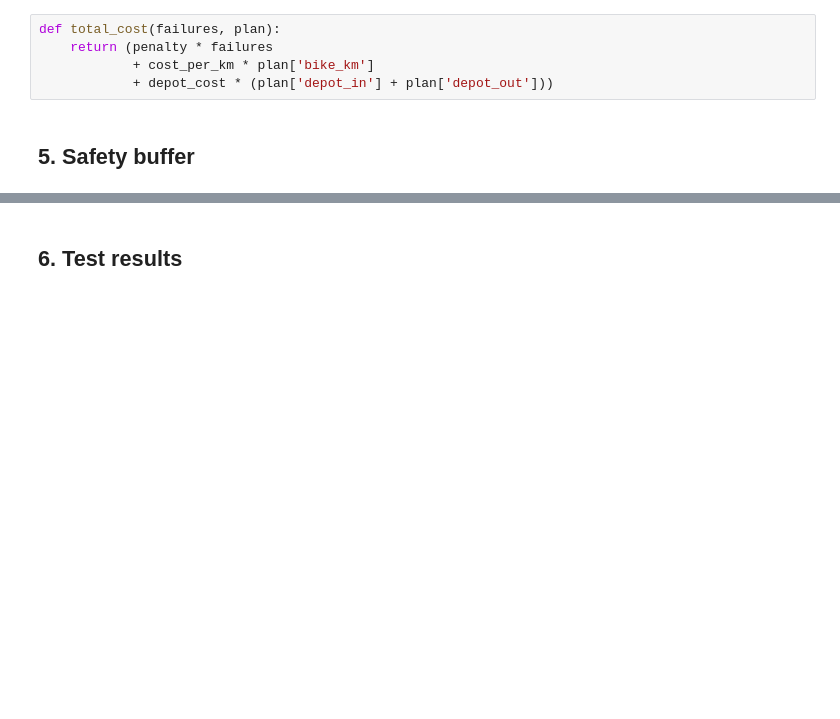
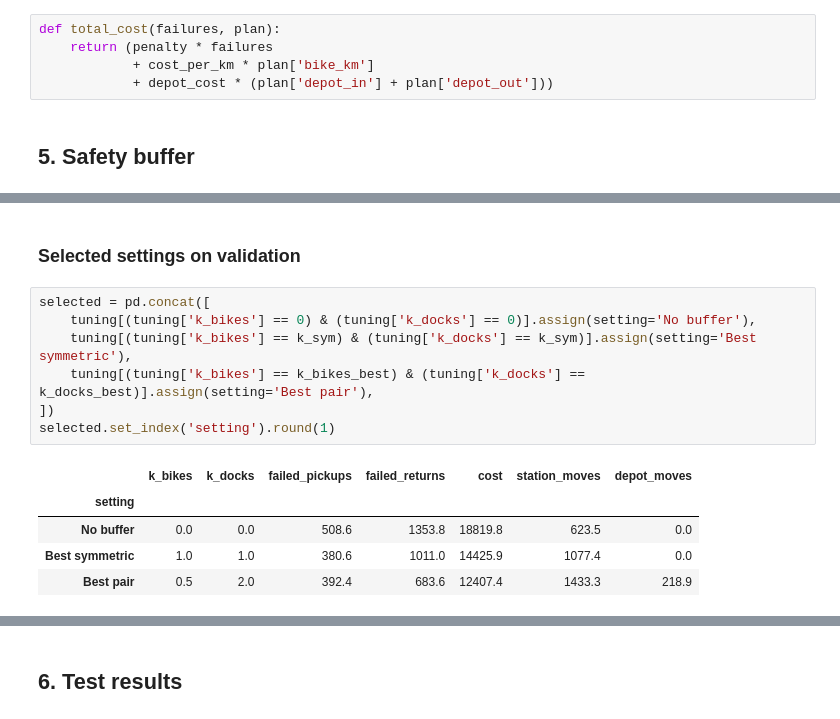
Before and after one commit to kstnwu/citibike-rebalancing, a Jupyter notebook: notebooks/03_optimization.ipynb, the cells around one changed output, grey strips where cells are left out. Saved outputs shown, nothing was run; the diff lists cells and outputs as text; blank space fills up the shorter version.

```diff
--- a/notebooks/03_optimization.ipynb
+++ b/notebooks/03_optimization.ipynb
@@ -346,0 +357,15 @@ Selected k = 1.0
+# %% [markdown]
+### Selected settings on validation
+# %%
+selected = pd.concat([
+    tuning[(tuning['k_bikes'] == 0) & (tuning['k_docks'] == 0)].assign(setting='No buffer'),
+    tuning[(tuning['k_bikes'] == k_sym) & (tuning['k_docks'] == k_sym)].assign(setting='Best symmetric'),
+    tuning[(tuning['k_bikes'] == k_bikes_best) & (tuning['k_docks'] == k_docks_best)].assign(setting='Best pair'),
+])
+selected.set_index('setting').round(1)
+# %% [output]
+|  | k_bikes | k_docks | failed_pickups | failed_returns | cost | station_moves | depot_moves |
+| setting |  |  |  |  |  |  |  |
+| No buffer | 0.0 | 0.0 | 508.6 | 1353.8 | 18819.8 | 623.5 | 0.0 |
+| Best symmetric | 1.0 | 1.0 | 380.6 | 1011.0 | 14425.9 | 1077.4 | 0.0 |
+| Best pair | 0.5 | 2.0 | 392.4 | 683.6 | 12407.4 | 1433.3 | 218.9 |
```
Also changed, not shown: parts of 18 cells of this notebook, 1 other file.
